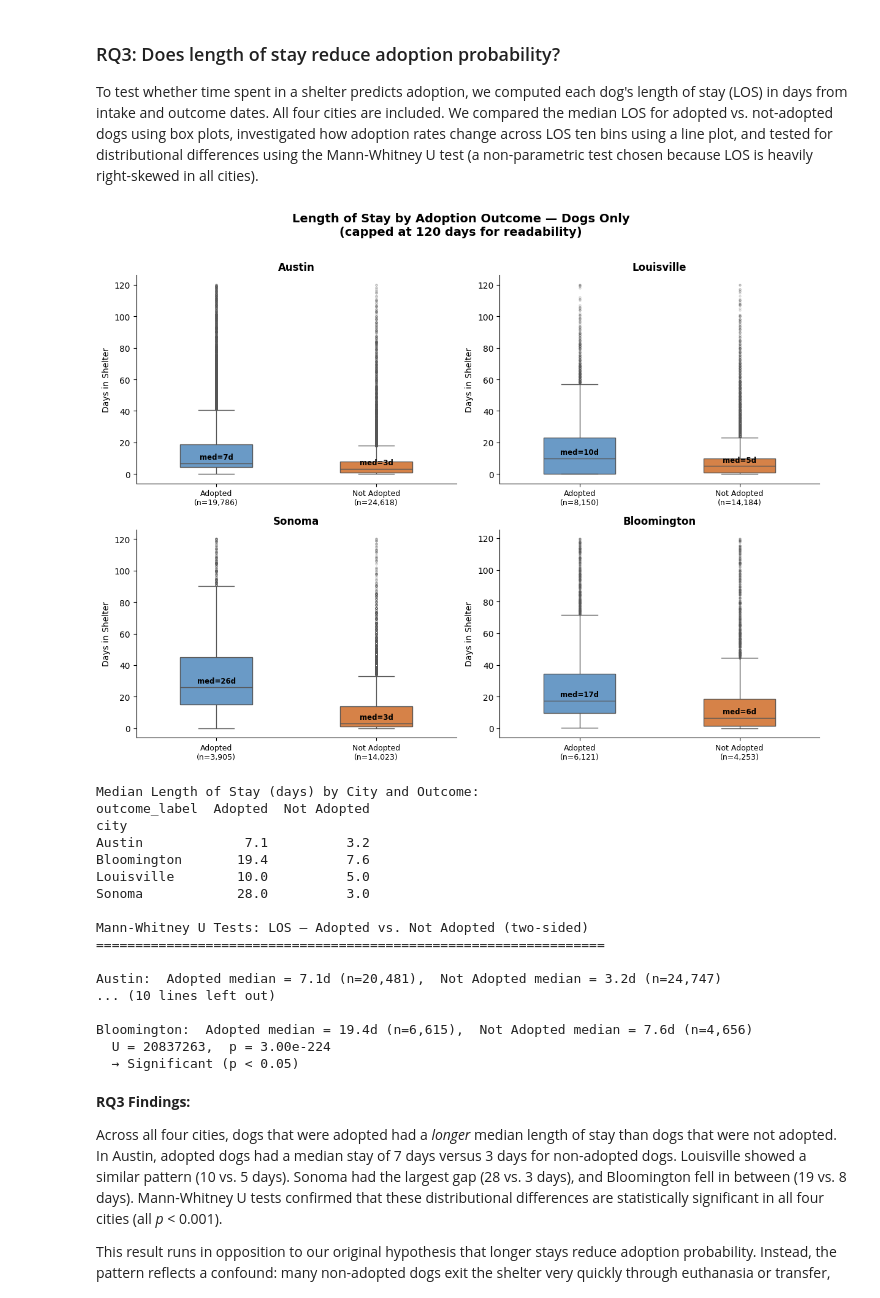
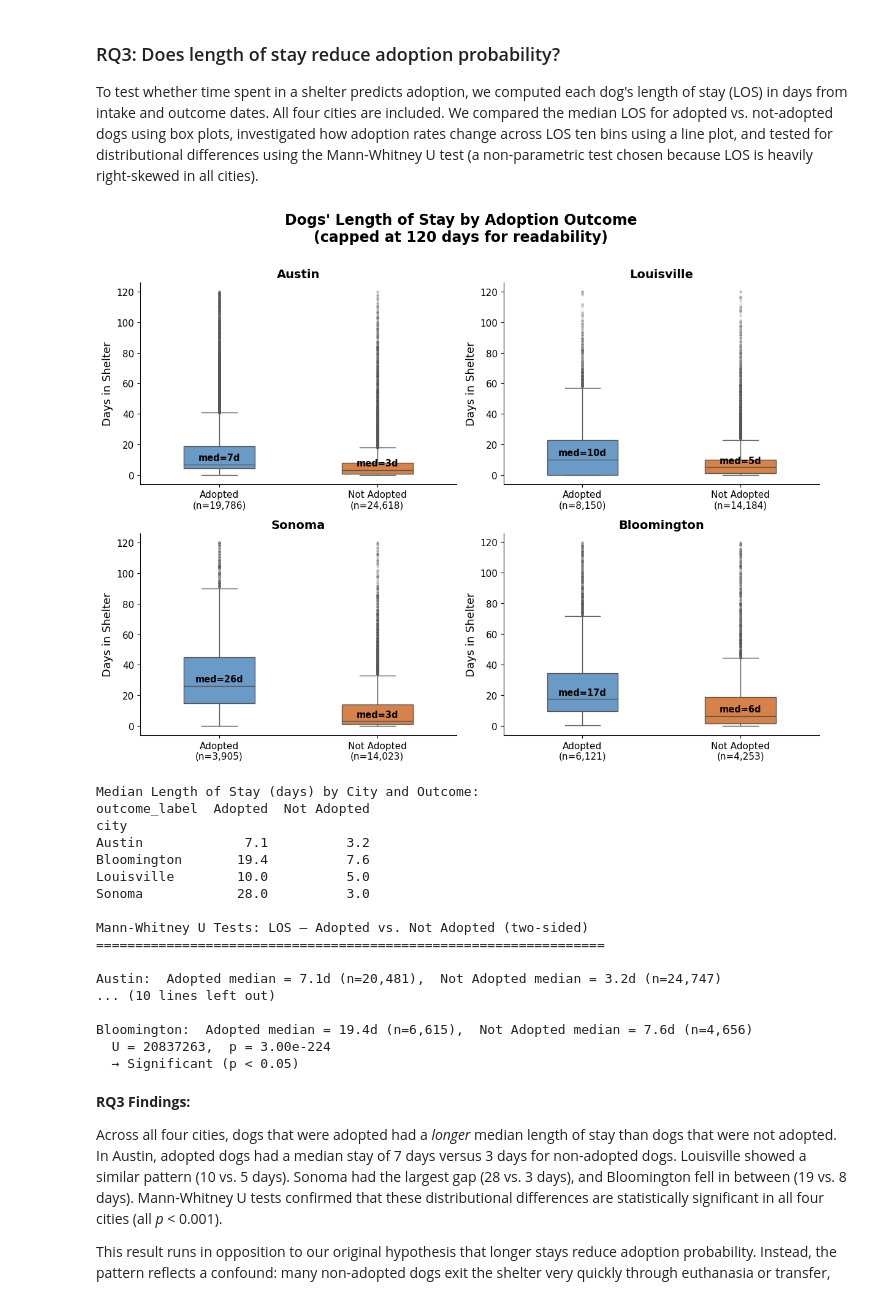
Before and after one commit to COGS108/Group143_WI26, a Jupyter notebook: 03-FinalProject.ipynb, the cells around one changed output. Cells and saved outputs as stored; diff of their text form; code cells hidden in the pictures.

```diff
--- a/03-FinalProject.ipynb
+++ b/03-FinalProject.ipynb
@@ -220,16 +220,19 @@ bars = ax.bar(x, pooled["mean"], yerr=pooled["se"] * 1.96,
 # Label each bar with the adoption rate and sample size
 for i, (rate, n) in enumerate(zip(pooled["mean"], pooled["count"])):
     ax.text(i, rate + pooled["se"].iloc[i] * 1.96 + 0.02,
-            f"{rate:.1%}\n(n={int(n):,})", ha="center", va="bottom", fontsize=9)
+            f"{rate:.1%}\n(n={int(n):,})", ha="center", va="bottom", fontsize=11)
 
 ax.set_xticks(x)
-ax.set_xticklabels(AGE_LABELS_FLAT, fontsize=10)
-ax.set_xlabel("Age Category at Intake", fontsize=11)
-ax.set_ylabel("Adoption Rate", fontsize=11)
+ax.set_xticklabels(AGE_LABELS_FLAT, fontsize=12)
+ax.set_xlabel("Age Category at Intake", fontsize=14)
+ax.set_ylabel("Adoption Rate", fontsize=14)
 ax.set_ylim(0, 0.80)
 ax.yaxis.set_major_formatter(mtick.PercentFormatter(xmax=1, decimals=0))
-ax.set_title("Adoption Rate by Age Category — Dogs Only\n(Austin, Sonoma, and Bloomington combined)",
-             fontsize=13, fontweight="bold")
+ax.tick_params(axis="y", labelsize=12)
+ax.set_title("Dogs' Adoption Rate by Age Category\n(Austin, Sonoma, and Bloomington combined)",
+             fontsize=16, fontweight="bold")
+ax.yaxis.grid(True, linestyle="--", alpha=0.5)
+ax.set_axisbelow(True)
 sns.despine()
 plt.tight_layout()
 plt.savefig("results/rq1_adoption_by_age.png", dpi=150, bbox_inches="tight")
@@ -322,16 +325,19 @@ for i, bt in enumerate(["Mixed", "Purebred"]):
                   label=bt, color=BREED_COLORS[bt], edgecolor="white", capsize=4, alpha=0.85)
     for j, (rate, n) in enumerate(zip(sub["mean"], sub["count"])):
         ax.text(x[j] + i*w, rate + sub["se"].iloc[j]*1.96 + 0.02,
-                f"{rate:.1%}\n(n={int(n):,})", ha="center", va="bottom", fontsize=7.5)
+                f"{rate:.1%}\n(n={int(n):,})", ha="center", va="bottom", fontsize=9.5)
 
 ax.set_xticks(x + w/2)
-ax.set_xticklabels(CITY_ORDER_4, fontsize=10)
-ax.set_ylabel("Adoption Rate", fontsize=11)
+ax.set_xticklabels(CITY_ORDER_4, fontsize=12)
+ax.set_ylabel("Adoption Rate", fontsize=14)
 ax.set_ylim(0, 0.85)
 ax.yaxis.set_major_formatter(mtick.PercentFormatter(xmax=1, decimals=0))
-ax.set_title("Adoption Rate by Breed Type — Dogs Only (All Four Cities)",
-             fontsize=13, fontweight="bold")
-ax.legend(title="Breed Type", fontsize=10)
+ax.tick_params(axis="y", labelsize=12)
+ax.set_title("Dogs' Adoption Rate by Breed Type (All Four Cities)",
+             fontsize=16, fontweight="bold")
+ax.legend(title="Breed Type", fontsize=11)
+ax.yaxis.grid(True, linestyle="--", alpha=0.5)
+ax.set_axisbelow(True)
 sns.despine()
 plt.tight_layout()
 plt.savefig("results/rq2_adoption_by_breed.png", dpi=150, bbox_inches="tight")
@@ -406,8 +412,8 @@ rq3["outcome_label"] = rq3["adopted"].map({1: "Adopted", 0: "Not Adopted"})
 CAP_DAYS = 120
 PALETTE  = {"Adopted": "#5B9BD5", "Not Adopted": "#ED7D31"}
 fig, axes = plt.subplots(2, 2, figsize=(12, 9), sharey=False)
-fig.suptitle("Length of Stay by Adoption Outcome — Dogs Only\n(capped at 120 days for readability)",
-             fontsize=14, fontweight="bold", y=1.01)
+fig.suptitle("Dogs' Length of Stay by Adoption Outcome\n(capped at 120 days for readability)",
+             fontsize=17, fontweight="bold", y=1.01)
 
 for ax, city in zip(axes.flat, CITY_ORDER_4):
     sub = rq3[(rq3["city"] == city) & (rq3["length_of_stay_days"] <= CAP_DAYS)]
@@ -420,38 +426,39 @@ for ax, city in zip(axes.flat, CITY_ORDER_4):
     sns.boxplot(data=sub, x="outcome_label", y="length_of_stay_days", hue="outcome_label",
                 order=["Adopted","Not Adopted"], palette=PALETTE, width=0.45, legend=False, ax=ax,
                 flierprops=dict(marker="o", markersize=2, alpha=0.25))
 
     for i, (med, label) in enumerate([(med_a,"Adopted"), (med_n,"Not Adopted")]):
-        ax.text(i, med + 1.5, f"med={med:.0f}d", ha="center", va="bottom", fontsize=8.5, fontweight="bold")
+        ax.text(i, med + 1.5, f"med={med:.0f}d", ha="center", va="bottom", fontsize=10.5, fontweight="bold")
 
-    ax.set_title(city, fontsize=12, fontweight="bold")
+    ax.set_title(city, fontsize=14, fontweight="bold")
     ax.set_xlabel("")
-    ax.set_ylabel("Days in Shelter", fontsize=10)
-    ax.set_xticklabels([f"Adopted\n(n={n_a:,})", f"Not Adopted\n(n={n_n:,})"], fontsize=9)
+    ax.set_ylabel("Days in Shelter", fontsize=13)
+    ax.set_xticklabels([f"Adopted\n(n={n_a:,})", f"Not Adopted\n(n={n_n:,})"], fontsize=11)
+    ax.tick_params(axis="y", labelsize=11)
     sns.despine(ax=ax)
 
 plt.tight_layout()
 plt.savefig("results/rq3_los_boxplots.png", dpi=150, bbox_inches="tight")
 plt.show()
 
 print("\nMedian Length of Stay (days) by City and Outcome:")
 print(rq3.groupby(["city","outcome_label"])["length_of_stay_days"].median().unstack().round(1))
 
 # Mann-Whitney U tests (non-parametric)
 # We use Mann-Whitney instead of a t-test because LOS is heavily right-skewed
 # (most dogs leave quickly, but some stay for months)
 print("\nMann-Whitney U Tests: LOS — Adopted vs. Not Adopted (two-sided)")
 print("=" * 65)
 for city in CITY_ORDER_4:
     a_los = rq3[(rq3["city"]==city) & (rq3["adopted"]==1)]["length_of_stay_days"]
     n_los = rq3[(rq3["city"]==city) & (rq3["adopted"]==0)]["length_of_stay_days"]
     u_stat, p = stats.mannwhitneyu(a_los, n_los, alternative="two-sided")
     print(f"\n{city}:  Adopted median = {a_los.median():.1f}d (n={len(a_los):,}),  "
           f"Not Adopted median = {n_los.median():.1f}d (n={len(n_los):,})")
     print(f"  U = {u_stat:.0f},  p = {p:.2e}")
     print(f"  → {'Significant' if p < 0.05 else 'Not significant'} (p {'<' if p < 0.05 else '>='} 0.05)")
 # %% [output]
-[figure, old version]
+[figure, new version]
 Median Length of Stay (days) by City and Outcome:
 outcome_label  Adopted  Not Adopted
 city
```
Also changed, not shown: parts of 3 cells of this notebook, 3 other files.
